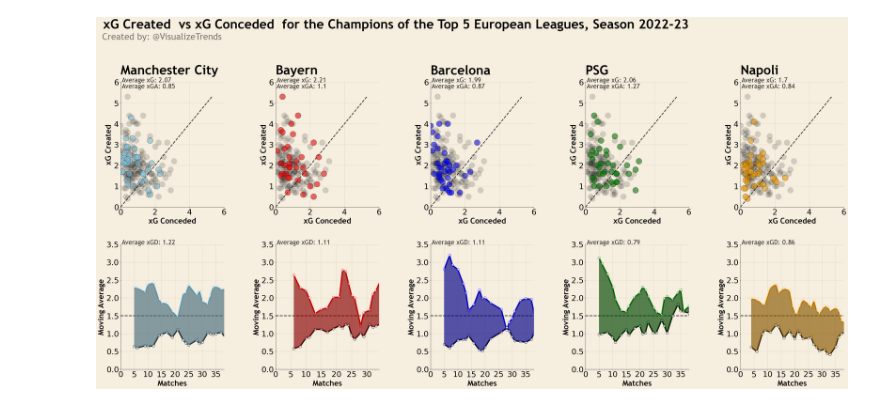
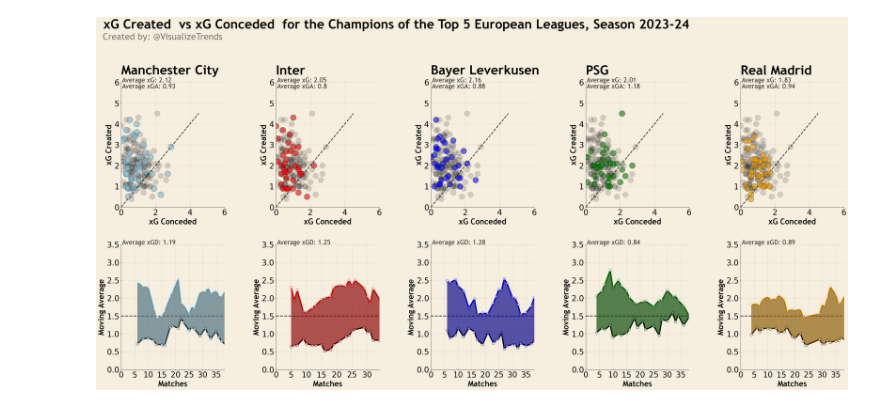
Before and after one commit to probablyvivek/Football, a Jupyter notebook: scatterplots.ipynb, the cells around one changed output. Saved outputs shown, nothing was run; the diff lists cells and outputs as text; code cells hidden in the pictures.

Commit message:
Visualize File Added

```diff
--- a/scatterplots.ipynb
+++ b/scatterplots.ipynb
@@ -27,7 +32,7 @@ def get_data (url, table_name):
     return df
 # %%
 #Function to get data
-urls = ['https://fbref.com/en/squads/b8fd03ef/Manchester-City-Stats', 'https://fbref.com/en/squads/d48ad4ff/Napoli-Stats', 'https://fbref.com/en/squads/054efa67/Bayern-Munich-Stats', 'https://fbref.com/en/squads/e2d8892c/Paris-Saint-Germain-Stats', 'https://fbref.com/en/squads/206d90db/Barcelona-Stats']
+urls = ['https://fbref.com/en/squads/b8fd03ef/Manchester-City-Stats', 'https://fbref.com/en/squads/d609edc0/Internazionale-Stats', 'https://fbref.com/en/squads/c7a9f859/Bayer-Leverkusen-Stats', 'https://fbref.com/en/squads/e2d8892c/Paris-Saint-Germain-Stats', 'https://fbref.com/en/squads/53a2f082/Real-Madrid-Stats']
 #use for loop to get data from urls
 dfs = []
 for url in urls:
@@ -155,74 +160,74 @@ ax6.annotate('Average xGD: ' + str(round(df[df['Team'] == 'Manchester-City']['xG
 
 
 #Team 2
-ax2.scatter(df[df['Team'] == 'Bayern-Munich']['xGA'], df[df['Team'] == 'Bayern-Munich']['xG'], color='red', alpha=0.5, s=500, edgecolor = 'black', zorder = 2)
+ax2.scatter(df[df['Team'] == 'Internazionale']['xGA'], df[df['Team'] == 'Internazionale']['xG'], color='red', alpha=0.5, s=500, edgecolor = 'black', zorder = 2)
 ax2.scatter(xGA_all, xG_all, color='black', alpha=0.15, s=500, edgecolor = 'grey', zorder = 1)
-ax2.annotate('Average xG: ' + str(round(df[df['Team'] == 'Bayern-Munich']['xG'].mean(), 2)), xy=(0.01, 1), xycoords='axes fraction', fontsize=25, fontname='Trebuchet MS', color='black', zorder = 3, alpha=0.8)
-ax2.annotate('Average xGA: ' + str(round(df[df['Team'] == 'Bayern-Munich']['xGA'].mean(), 2)), xy=(0.01, 0.95), xycoords='axes fraction', fontsize=25,  fontname='Trebuchet MS', color='black', zorder = 3, alpha=0.8)
-ax2.set_title('Bayern', fontsize=50, fontweight='bold', fontname='Trebuchet MS', loc='left', y = 1.05)
+ax2.annotate('Average xG: ' + str(round(df[df['Team'] == 'Internazionale']['xG'].mean(), 2)), xy=(0.01, 1), xycoords='axes fraction', fontsize=25, fontname='Trebuchet MS', color='black', zorder = 3, alpha=0.8)
+ax2.annotate('Average xGA: ' + str(round(df[df['Team'] == 'Internazionale']['xGA'].mean(), 2)), xy=(0.01, 0.95), xycoords='axes fraction', fontsize=25,  fontname='Trebuchet MS', color='black', zorder = 3, alpha=0.8)
+ax2.set_title('Inter', fontsize=50, fontweight='bold', fontname='Trebuchet MS', loc='left', y = 1.05)
 
-ax7.plot(df[df['Team'] == 'Bayern-Munich']['xG'].rolling(window=5).mean(), color='red', linewidth=5, zorder = 2, mfc = 'white', marker = 'o', markersize = 10)
-ax7.plot(df[df['Team'] == 'Bayern-Munich']['xGA'].rolling(window=5).mean(), color='black', linewidth=5, zorder = 2, mfc = 'white', marker = 'o', markersize = 10)
-ax7.fill_between(df[df['Team'] == 'Bayern-Munich']['xG'].rolling(window=5).mean().index, df[df['Team'] == 'Bayern-Munich']['xG'].rolling(window=5).mean(), df[df['Team'] == 'Bayern-Munich']['xGA'].rolling(window=5).mean(), color='red', alpha=0.5, zorder = 2)
-ax7.fill_between(df[df['Team'] == 'Bayern-Munich']['xG'].rolling(window=5).mean().index, df[df['Team'] == 'Bayern-Munich']['xGA'].rolling(window=5).mean(), df[df['Team'] == 'Bayern-Munich']['xG'].rolling(window=5).mean(), color='black', alpha=0.3, zorder = 3)
-ax7.annotate('Average xGD: ' + str(round(df[df['Team'] == 'Bayern-Munich']['xGD'].mean(), 2)), xy=(0.01, 1), xycoords='axes fraction', fontsize=25, fontname='Trebuchet MS', color='black', zorder = 3, alpha=0.8)
+ax7.plot(df[df['Team'] == 'Internazionale']['xG'].rolling(window=5).mean(), color='red', linewidth=5, zorder = 2, mfc = 'white', marker = 'o', markersize = 10)
+ax7.plot(df[df['Team'] == 'Internazionale']['xGA'].rolling(window=5).mean(), color='black', linewidth=5, zorder = 2, mfc = 'white', marker = 'o', markersize = 10)
+ax7.fill_between(df[df['Team'] == 'Internazionale']['xG'].rolling(window=5).mean().index, df[df['Team'] == 'Internazionale']['xG'].rolling(window=5).mean(), df[df['Team'] == 'Internazionale']['xGA'].rolling(window=5).mean(), color='red', alpha=0.5, zorder = 2)
+ax7.fill_between(df[df['Team'] == 'Internazionale']['xG'].rolling(window=5).mean().index, df[df['Team'] == 'Internazionale']['xGA'].rolling(window=5).mean(), df[df['Team'] == 'Internazionale']['xG'].rolling(window=5).mean(), color='black', alpha=0.3, zorder = 3)
+ax7.annotate('Average xGD: ' + str(round(df[df['Team'] == 'Internazionale']['xGD'].mean(), 2)), xy=(0.01, 1), xycoords='axes fraction', fontsize=25, fontname='Trebuchet MS', color='black', zorder = 3, alpha=0.8)
 
 
 
 
 
 #Team 3
-ax3.scatter(df[df['Team'] == 'Barcelona']['xGA'], df[df['Team'] == 'Barcelona']['xG'], color='blue', alpha=0.5, s=500, edgecolor = 'black', zorder = 2)
+ax3.scatter(df[df['Team'] == 'Bayer-Leverkusen']['xGA'], df[df['Team'] == 'Bayer-Leverkusen']['xG'], color='blue', alpha=0.5, s=500, edgecolor = 'black', zorder = 2)
 ax3.scatter(xGA_all, xG_all, color='black', alpha=0.15, s=500, edgecolor = 'grey', zorder = 1)
-ax3.annotate('Average xG: ' + str(round(df[df['Team'] == 'Barcelona']['xG'].mean(), 2)), xy=(0.01, 1), xycoords='axes fraction', fontsize=25, fontname='Trebuchet MS', color='black', zorder = 3, alpha=0.8)
-ax3.annotate('Average xGA: ' + str(round(df[df['Team'] == 'Barcelona']['xGA'].mean(), 2)), xy=(0.01, 0.95), xycoords='axes fraction', fontsize=25,  fontname='Trebuchet MS', color='black', zorder = 3, alpha=0.8)
-ax3.set_title('Barcelona', fontsize=50, fontweight='bold', fontname='Trebuchet MS', loc='left', y = 1.05)
+ax3.annotate('Average xG: ' + str(round(df[df['Team'] == 'Bayer-Leverkusen']['xG'].mean(), 2)), xy=(0.01, 1), xycoords='axes fraction', fontsize=25, fontname='Trebuchet MS', color='black', zorder = 3, alpha=0.8)
+ax3.annotate('Average xGA: ' + str(round(df[df['Team'] == 'Bayer-Leverkusen']['xGA'].mean(), 2)), xy=(0.01, 0.95), xycoords='axes fraction', fontsize=25,  fontname='Trebuchet MS', color='black', zorder = 3, alpha=0.8)
+ax3.set_title('Bayer Leverkusen', fontsize=50, fontweight='bold', fontname='Trebuchet MS', loc='left', y = 1.05)
 
-ax8.plot(df[df['Team'] == 'Barcelona']['xG'].rolling(window=5).mean(), color='blue', linewidth=5, zorder = 2, mfc = 'white', marker = 'o', markersize = 10)
-ax8.plot(df[df['Team'] == 'Barcelona']['xGA'].rolling(window=5).mean(), color='black', linewidth=5, zorder = 2, mfc = 'white', marker = 'o', markersize = 10)
-ax8.fill_between(df[df['Team'] == 'Barcelona']['xG'].rolling(window=5).mean().index, df[df['Team'] == 'Barcelona']['xG'].rolling(window=5).mean(), df[df['Team'] == 'Barcelona']['xGA'].rolling(window=5).mean(), color='blue', alpha=0.5, zorder = 2)
-ax8.fill_between(df[df['Team'] == 'Barcelona']['xG'].rolling(window=5).mean().index, df[df['Team'] == 'Barcelona']['xGA'].rolling(window=5).mean(), df[df['Team'] == 'Barcelona']['xG'].rolling(window=5).mean(), color='black', alpha=0.3, zorder = 3)
-ax8.annotate('Average xGD: ' + str(round(df[df['Team'] == 'Barcelona']['xGD'].mean(), 2)), xy=(0.01, 1), xycoords='axes fraction', fontsize=25, fontname='Trebuchet MS', color='black', zorder = 3, alpha=0.8)
+ax8.plot(df[df['Team'] == 'Bayer-Leverkusen']['xG'].rolling(window=5).mean(), color='blue', linewidth=5, zorder = 2, mfc = 'white', marker = 'o', markersize = 10)
+ax8.plot(df[df['Team'] == 'Bayer-Leverkusen']['xGA'].rolling(window=5).mean(), color='black', linewidth=5, zorder = 2, mfc = 'white', marker = 'o', markersize = 10)
+ax8.fill_between(df[df['Team'] == 'Bayer-Leverkusen']['xG'].rolling(window=5).mean().index, df[df['Team'] == 'Bayer-Leverkusen']['xG'].rolling(window=5).mean(), df[df['Team'] == 'Bayer-Leverkusen']['xGA'].rolling(window=5).mean(), color='blue', alpha=0.5, zorder = 2)
+ax8.fill_between(df[df['Team'] == 'Bayer-Leverkusen']['xG'].rolling(window=5).mean().index, df[df['Team'] == 'Bayer-Leverkusen']['xGA'].rolling(window=5).mean(), df[df['Team'] == 'Bayer-Leverkusen']['xG'].rolling(window=5).mean(), color='black', alpha=0.3, zorder = 3)
+ax8.annotate('Average xGD: ' + str(round(df[df['Team'] == 'Bayer-Leverkusen']['xGD'].mean(), 2)), xy=(0.01, 1), xycoords='axes fraction', fontsize=25, fontname='Trebuchet MS', color='black', zorder = 3, alpha=0.8)
 
 
 #Team 4
 ax4.scatter(df[df['Team'] == 'Paris-Saint-Germain']['xGA'], df[df['Team'] == 'Paris-Saint-Germain']['xG'], color='green', alpha=0.5, s=500, edgecolor = 'black', zorder = 2)
 ax4.scatter(xGA_all, xG_all, color='black', alpha=0.15, s=500, edgecolor = 'grey', zorder = 1)
 ax4.annotate('Average xG: ' + str(round(df[df['Team'] == 'Paris-Saint-Germain']['xG'].mean(), 2)), xy=(0.01, 1), xycoords='axes fraction', fontsize=25, fontname='Trebuchet MS', color='black', zorder = 3, alpha=0.8)
 ax4.annotate('Average xGA: ' + str(round(df[df['Team'] == 'Paris-Saint-Germain']['xGA'].mean(), 2)), xy=(0.01, 0.95), xycoords='axes fraction', fontsize=25,  fontname='Trebuchet MS', color='black', zorder = 3, alpha=0.8)
 ax4.set_title('PSG', fontsize=50, fontweight='bold', fontname='Trebuchet MS', loc='left', y = 1.05)
 
 ax9.plot(df[df['Team'] == 'Paris-Saint-Germain']['xG'].rolling(window=5).mean(), color='green', linewidth=5, zorder = 2, mfc = 'white', marker = 'o', markersize = 10)
 ax9.plot(df[df['Team'] == 'Paris-Saint-Germain']['xGA'].rolling(window=5).mean(), color='black', linewidth=5, zorder = 2, mfc = 'white', marker = 'o', markersize = 10)
 ax9.fill_between(df[df['Team'] == 'Paris-Saint-Germain']['xG'].rolling(window=5).mean().index, df[df['Team'] == 'Paris-Saint-Germain']['xG'].rolling(window=5).mean(), df[df['Team'] == 'Paris-Saint-Germain']['xGA'].rolling(window=5).mean(), color='green', alpha=0.5, zorder = 2)
 ax9.fill_between(df[df['Team'] == 'Paris-Saint-Germain']['xG'].rolling(window=5).mean().index, df[df['Team'] == 'Paris-Saint-Germain']['xGA'].rolling(window=5).mean(), df[df['Team'] == 'Paris-Saint-Germain']['xG'].rolling(window=5).mean(), color='black', alpha=0.3, zorder = 3)
 ax9.annotate('Average xGD: ' + str(round(df[df['Team'] == 'Paris-Saint-Germain']['xGD'].mean(), 2)), xy=(0.01, 1), xycoords='axes fraction', fontsize=25, fontname='Trebuchet MS', color='black', zorder = 3, alpha=0.8)
 
 
 
 #Team 5
-ax5.scatter(df[df['Team'] == 'Napoli']['xGA'], df[df['Team'] == 'Napoli']['xG'], color='orange', alpha=0.5, s=500, edgecolor = 'black', zorder = 2)
+ax5.scatter(df[df['Team'] == 'Real-Madrid']['xGA'], df[df['Team'] == 'Real-Madrid']['xG'], color='orange', alpha=0.5, s=500, edgecolor = 'black', zorder = 2)
 ax5.scatter(xGA_all, xG_all, color='black', alpha=0.15, s=500, edgecolor = 'grey', zorder = 1)
-ax5.annotate('Average xG: ' + str(round(df[df['Team'] == 'Napoli']['xG'].mean(), 2)), xy=(0.01, 1), xycoords='axes fraction', fontsize=25, fontname='Trebuchet MS', color='black', zorder = 3, alpha=0.8)
-ax5.annotate('Average xGA: ' + str(round(df[df['Team'] == 'Napoli']['xGA'].mean(), 2)), xy=(0.01, 0.95), xycoords='axes fraction', fontsize=25,  fontname='Trebuchet MS', color='black', zorder = 3, alpha=0.8)
-ax5.set_title('Napoli', fontsize=50, fontweight='bold', fontname='Trebuchet MS', loc='left', y = 1.05)
+ax5.annotate('Average xG: ' + str(round(df[df['Team'] == 'Real-Madrid']['xG'].mean(), 2)), xy=(0.01, 1), xycoords='axes fraction', fontsize=25, fontname='Trebuchet MS', color='black', zorder = 3, alpha=0.8)
+ax5.annotate('Average xGA: ' + str(round(df[df['Team'] == 'Real-Madrid']['xGA'].mean(), 2)), xy=(0.01, 0.95), xycoords='axes fraction', fontsize=25,  fontname='Trebuchet MS', color='black', zorder = 3, alpha=0.8)
+ax5.set_title('Real Madrid', fontsize=50, fontweight='bold', fontname='Trebuchet MS', loc='left', y = 1.05)
 
-ax10.plot(df[df['Team'] == 'Napoli']['xG'].rolling(window=5).mean(), color='orange', linewidth=5, zorder = 2, mfc = 'white', marker = 'o', markersize = 10)
-ax10.plot(df[df['Team'] == 'Napoli']['xGA'].rolling(window=5).mean(), color='black', linewidth=5, zorder = 2, mfc = 'white', marker = 'o', markersize = 10)
-ax10.fill_between(df[df['Team'] == 'Napoli']['xG'].rolling(window=5).mean().index, df[df['Team'] == 'Napoli']['xG'].rolling(window=5).mean(), df[df['Team'] == 'Napoli']['xGA'].rolling(window=5).mean(), color='orange', alpha=0.5, zorder = 2)
-ax10.fill_between(df[df['Team'] == 'Napoli']['xG'].rolling(window=5).mean().index, df[df['Team'] == 'Napoli']['xGA'].rolling(window=5).mean(), df[df['Team'] == 'Napoli']['xG'].rolling(window=5).mean(), color='black', alpha=0.3, zorder = 3)
-ax10.annotate('Average xGD: ' + str(round(df[df['Team'] == 'Napoli']['xGD'].mean(), 2)), xy=(0.01, 1), xycoords='axes fraction', fontsize=25, fontname='Trebuchet MS', color='black', zorder = 3, alpha=0.8)
+ax10.plot(df[df['Team'] == 'Real-Madrid']['xG'].rolling(window=5).mean(), color='orange', linewidth=5, zorder = 2, mfc = 'white', marker = 'o', markersize = 10)
+ax10.plot(df[df['Team'] == 'Real-Madrid']['xGA'].rolling(window=5).mean(), color='black', linewidth=5, zorder = 2, mfc = 'white', marker = 'o', markersize = 10)
+ax10.fill_between(df[df['Team'] == 'Real-Madrid']['xG'].rolling(window=5).mean().index, df[df['Team'] == 'Real-Madrid']['xG'].rolling(window=5).mean(), df[df['Team'] == 'Real-Madrid']['xGA'].rolling(window=5).mean(), color='orange', alpha=0.5, zorder = 2)
+ax10.fill_between(df[df['Team'] == 'Real-Madrid']['xG'].rolling(window=5).mean().index, df[df['Team'] == 'Real-Madrid']['xGA'].rolling(window=5).mean(), df[df['Team'] == 'Real-Madrid']['xG'].rolling(window=5).mean(), color='black', alpha=0.3, zorder = 3)
+ax10.annotate('Average xGD: ' + str(round(df[df['Team'] == 'Real-Madrid']['xGD'].mean(), 2)), xy=(0.01, 1), xycoords='axes fraction', fontsize=25, fontname='Trebuchet MS', color='black', zorder = 3, alpha=0.8)
 
 
 
 
 #plot title
-plt.suptitle('xG Created  vs xG Conceded  for the Champions of the Top 5 European Leagues, Season 2022-23', fontsize=50, fontweight='bold', fontname='Trebuchet MS', y = 1.05, x = 0.42)
+plt.suptitle('xG Created  vs xG Conceded  for the Champions of the Top 5 European Leagues, Season 2023-24', fontsize=50, fontweight='bold', fontname='Trebuchet MS', y = 1.05, x = 0.42)
 
 #subplot title
 plt.text(0.40, 1.36, 'Created by: @VisualizeTrends', fontsize=35, fontname='Trebuchet MS', horizontalalignment='center', verticalalignment='center', transform=ax1.transAxes, color='black', alpha=0.5)
 
 #save figure
-fig.savefig('European Leagues2022-23.png', dpi=200, bbox_inches='tight', facecolor=facecolor)
+fig.savefig('European Leagues2023-24.png', dpi=200, bbox_inches='tight', facecolor=facecolor)
 # %% [output]
-[figure, old version]
+[figure, new version]
```
Also changed, not shown: parts of 1 cell of this notebook, 2 other files.
